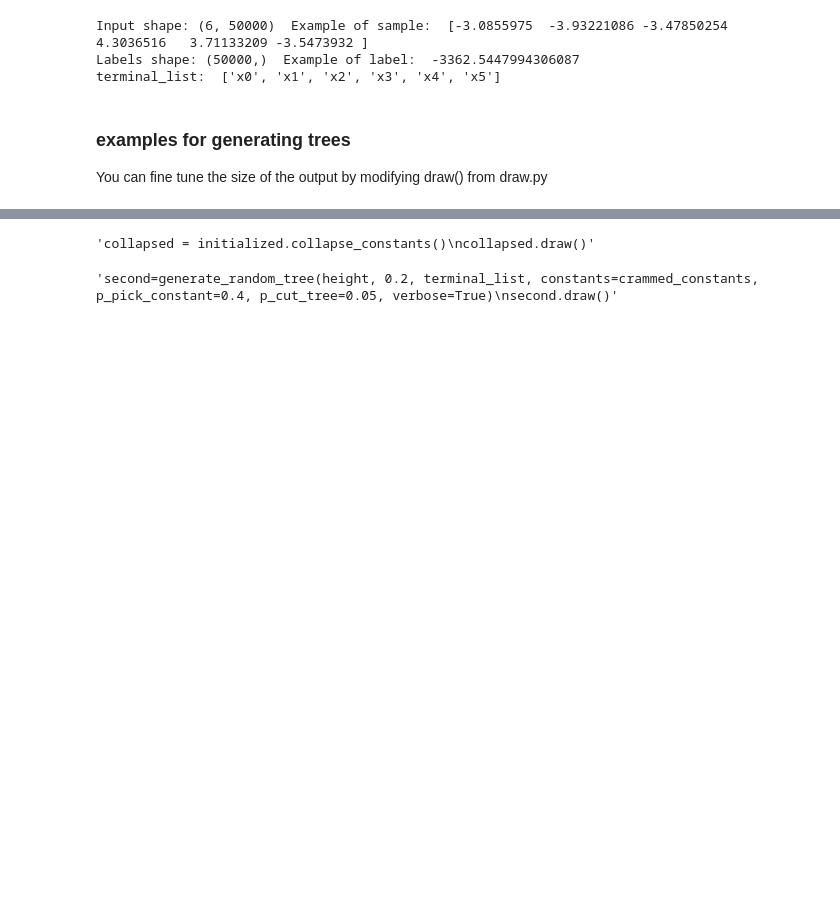
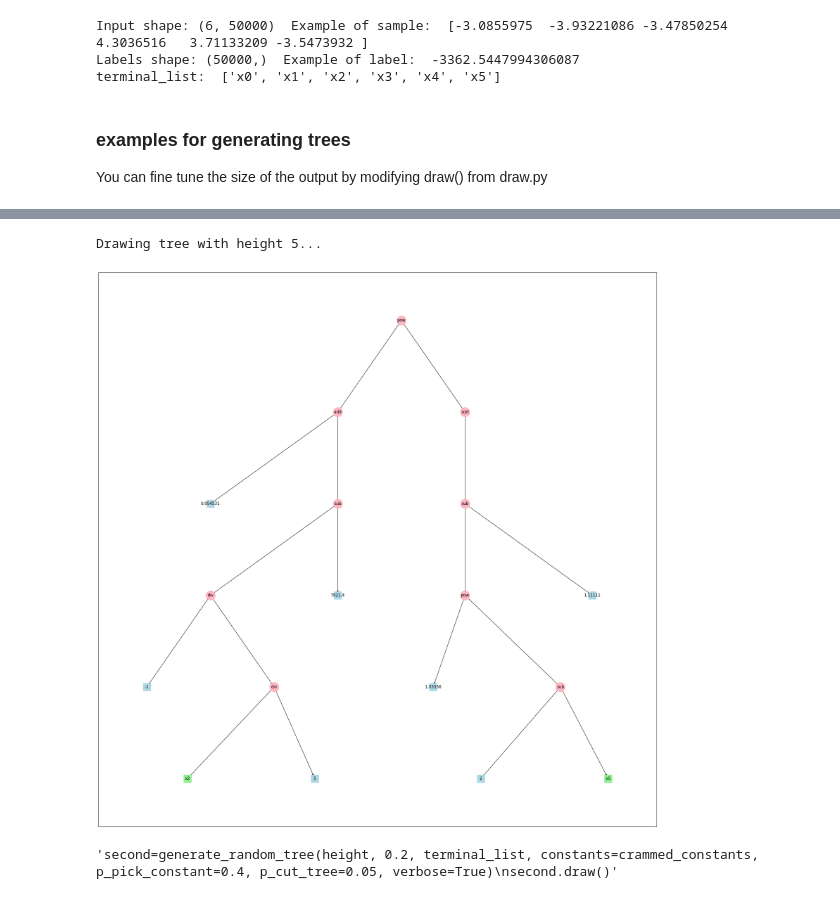
Before and after one commit to FabioGigante00/CI2024_project-work, a Jupyter notebook: symreg_user.ipynb, the cells around one changed output, grey strips where cells are left out. Drawn from its saved outputs; the diff is of its cells as text; code cells hidden in the pictures; blank space fills up the shorter version.

```diff
--- a/symreg_user.ipynb
+++ b/symreg_user.ipynb
@@ -467,8 +484,9 @@ initialized.draw()"""
 # %%
-"""collapsed = initialized.collapse_constants()
-collapsed.draw()"""
+collapsed = initialized.collapse_constants()
+collapsed.draw()
 # %% [output]
-'collapsed = initialized.collapse_constants()\ncollapsed.draw()'
+Drawing tree with height 5...
+[figure, added]
 # %%
 """second=generate_random_tree(height, 0.2, terminal_list, constants=crammed_constants, p_pick_constant=0.4, p_cut_tree=0.05, verbose=True)
 second.draw()"""
```
Also changed, not shown: parts of 2 cells of this notebook.
